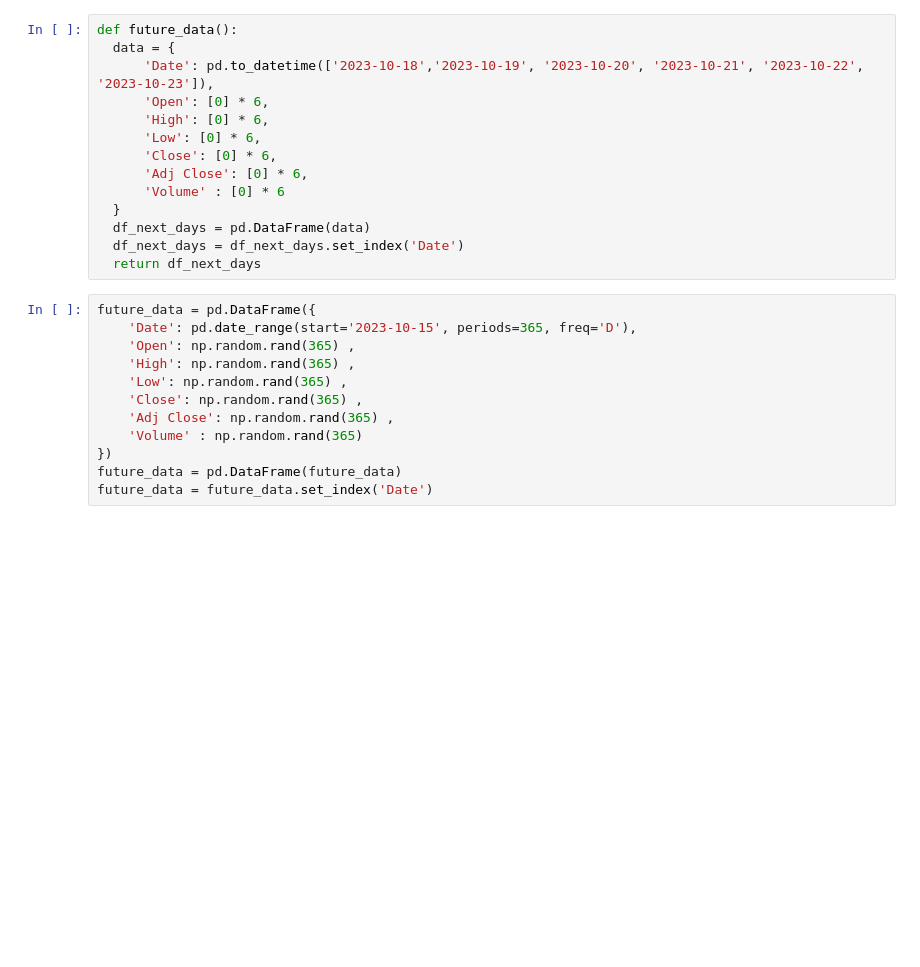
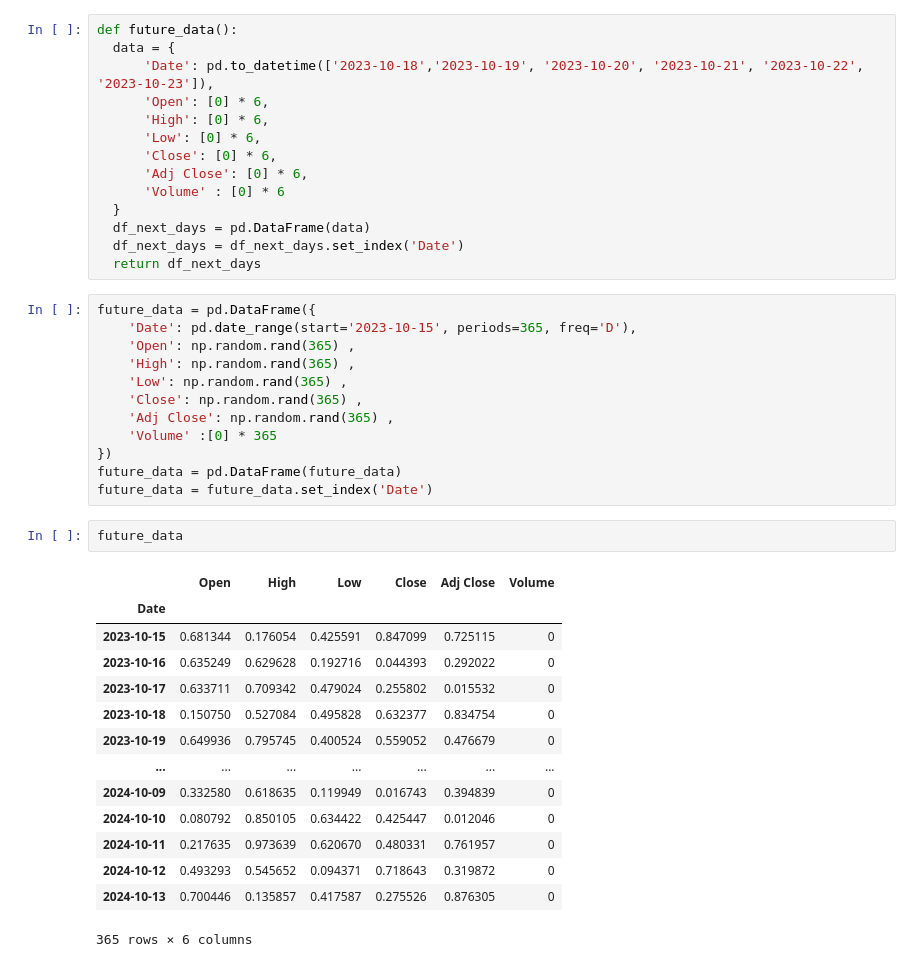
Before and after one commit to Kharazmigroup/forexprj, a Jupyter notebook: RNN2Forex.ipynb, the cells around one changed output. Saved outputs shown, nothing was run; the diff lists cells and outputs as text; blank space fills up the shorter version.

```diff
--- a/RNN2Forex.ipynb
+++ b/RNN2Forex.ipynb
@@ -383,7 +384,24 @@ future_data = pd.DataFrame({
     'Low': np.random.rand(365) ,
     'Close': np.random.rand(365) ,
     'Adj Close': np.random.rand(365) ,
-    'Volume' : np.random.rand(365)
+    'Volume' :[0] * 365
 })
 future_data = pd.DataFrame(future_data)
 future_data = future_data.set_index('Date')
+# %%
+future_data
+# %% [output]
+|  | Open | High | Low | Close | Adj Close | Volume |
+| Date |  |  |  |  |  |  |
+| 2023-10-15 | 0.681344 | 0.176054 | 0.425591 | 0.847099 | 0.725115 | 0 |
+| 2023-10-16 | 0.635249 | 0.629628 | 0.192716 | 0.044393 | 0.292022 | 0 |
+| 2023-10-17 | 0.633711 | 0.709342 | 0.479024 | 0.255802 | 0.015532 | 0 |
+| 2023-10-18 | 0.150750 | 0.527084 | 0.495828 | 0.632377 | 0.834754 | 0 |
+| 2023-10-19 | 0.649936 | 0.795745 | 0.400524 | 0.559052 | 0.476679 | 0 |
+| ... | ... | ... | ... | ... | ... | ... |
+| 2024-10-09 | 0.332580 | 0.618635 | 0.119949 | 0.016743 | 0.394839 | 0 |
+| 2024-10-10 | 0.080792 | 0.850105 | 0.634422 | 0.425447 | 0.012046 | 0 |
+| 2024-10-11 | 0.217635 | 0.973639 | 0.620670 | 0.480331 | 0.761957 | 0 |
+| 2024-10-12 | 0.493293 | 0.545652 | 0.094371 | 0.718643 | 0.319872 | 0 |
+| 2024-10-13 | 0.700446 | 0.135857 | 0.417587 | 0.275526 | 0.876305 | 0 |
+365 rows × 6 columns
```
Also changed, not shown: parts of 14 cells of this notebook.
